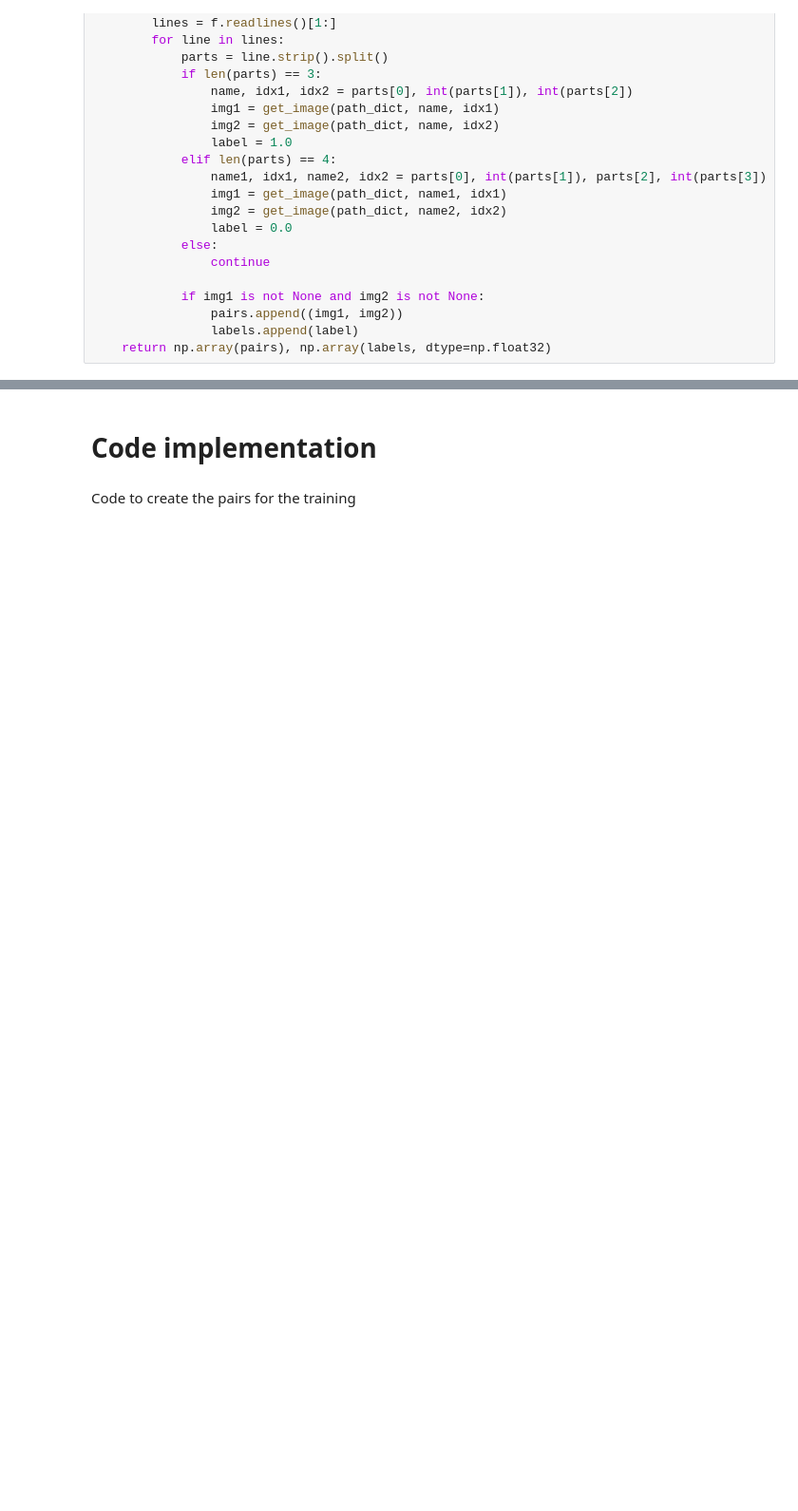
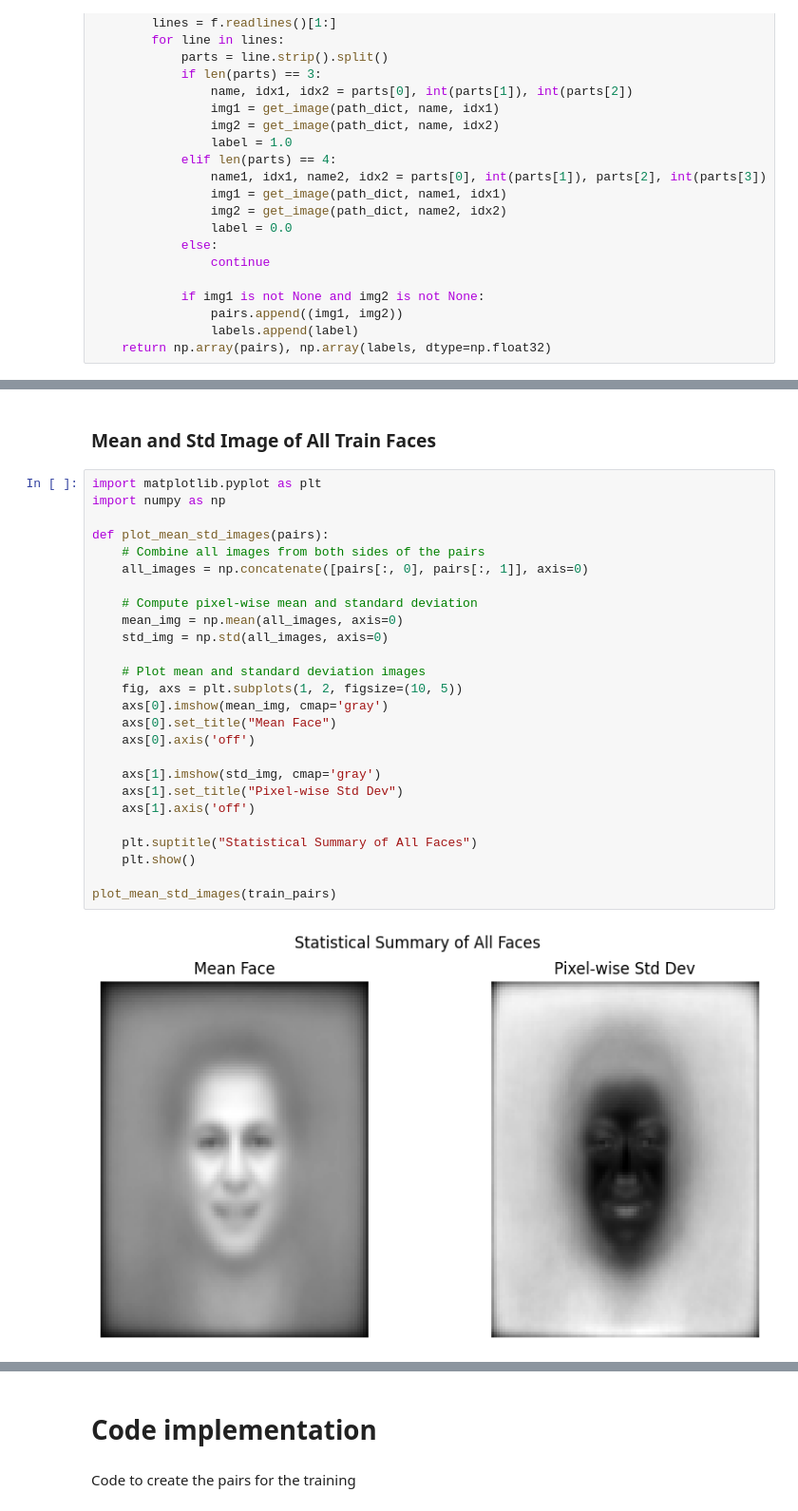
Before and after one commit to KathyAgafonov/DL2, a Jupyter notebook: DL2.ipynb, the cells around one changed output, grey strips where cells are left out. Shown at 95% size. Saved outputs shown, nothing was run; the diff lists cells and outputs as text; blank space fills up the shorter version.

```diff
--- a/DL2.ipynb
+++ b/DL2.ipynb
@@ -245,0 +295,30 @@ Test Set: 500 same pairs, 500 different pairs
+# %% [markdown]
+### Mean and Std Image of All Train Faces
+# %%
+import matplotlib.pyplot as plt
+import numpy as np
+
+def plot_mean_std_images(pairs):
+    # Combine all images from both sides of the pairs
+    all_images = np.concatenate([pairs[:, 0], pairs[:, 1]], axis=0)
+
+    # Compute pixel-wise mean and standard deviation
+    mean_img = np.mean(all_images, axis=0)
+    std_img = np.std(all_images, axis=0)
+
+    # Plot mean and standard deviation images
+    fig, axs = plt.subplots(1, 2, figsize=(10, 5))
+    axs[0].imshow(mean_img, cmap='gray')
+    axs[0].set_title("Mean Face")
+    axs[0].axis('off')
+
+    axs[1].imshow(std_img, cmap='gray')
+    axs[1].set_title("Pixel-wise Std Dev")
+    axs[1].axis('off')
+
+    plt.suptitle("Statistical Summary of All Faces")
+    plt.show()
+
+plot_mean_std_images(train_pairs)
+# %% [output]
+[figure, added]
```
Also changed, not shown: parts of 19 cells of this notebook.
